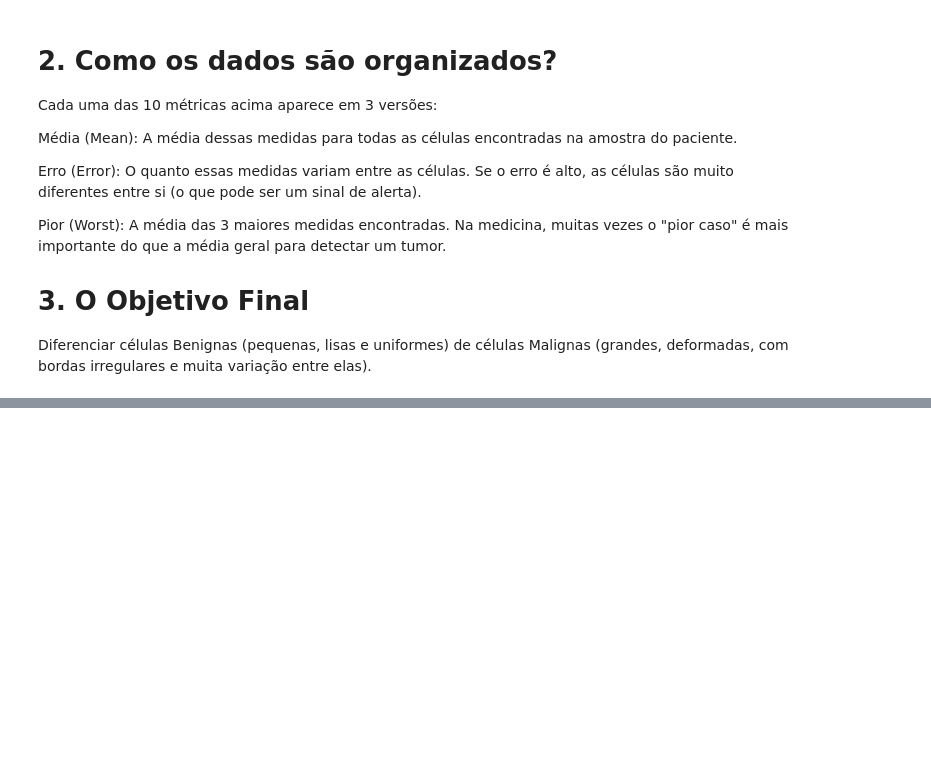
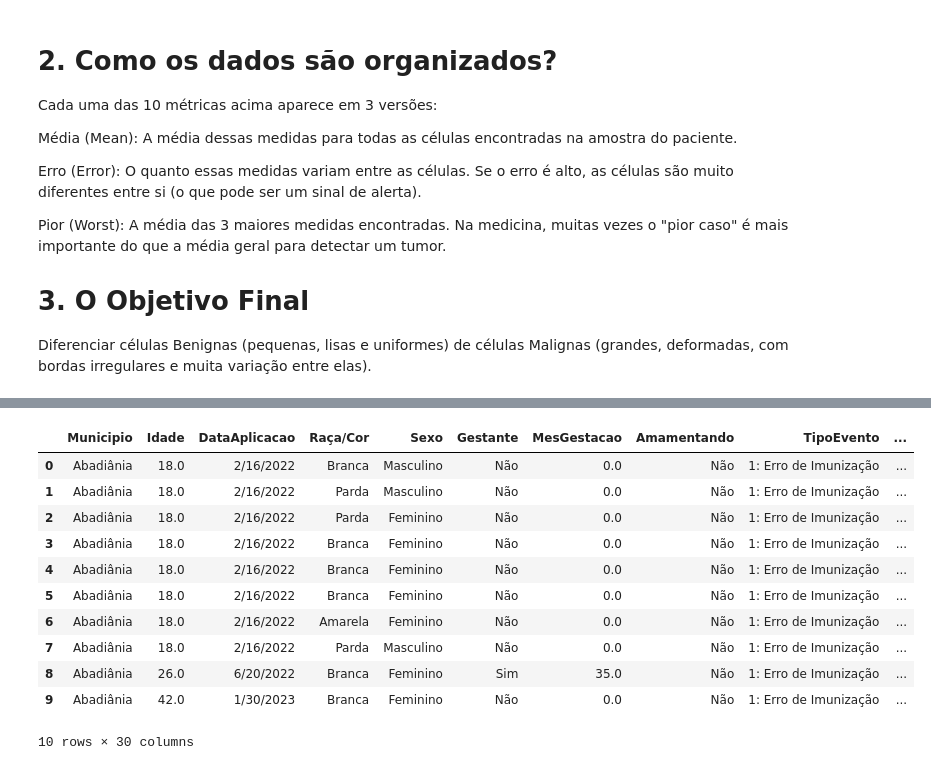
Before and after one commit to Sobrin-dsm/Grupo-de-Estudo-em-Computa-o-Aplicada-2026-1, a Jupyter notebook: G_E_2026.ipynb, the cells around one changed output, grey strips where cells are left out. Cells and saved outputs as stored; diff of their text form; code cells hidden in the pictures; blank space fills up the shorter version.

```diff
--- a/G_E_2026.ipynb
+++ b/G_E_2026.ipynb
@@ -162,0 +340,15 @@ Diferenciar células Benignas (pequenas, lisas e uniformes) de células Malignas
+# %%
+df.head(10)
+# %% [output]
+|  | Municipio | Idade | DataAplicacao | Raça/Cor | Sexo | Gestante | MesGestacao | Amamentando | TipoEvento | ... |
+| 0 | Abadiânia | 18.0 | 2/16/2022 | Branca | Masculino | Não | 0.0 | Não | 1: Erro de Imunização | ... |
+| 1 | Abadiânia | 18.0 | 2/16/2022 | Parda | Masculino | Não | 0.0 | Não | 1: Erro de Imunização | ... |
+| 2 | Abadiânia | 18.0 | 2/16/2022 | Parda | Feminino | Não | 0.0 | Não | 1: Erro de Imunização | ... |
+| 3 | Abadiânia | 18.0 | 2/16/2022 | Branca | Feminino | Não | 0.0 | Não | 1: Erro de Imunização | ... |
+| 4 | Abadiânia | 18.0 | 2/16/2022 | Branca | Feminino | Não | 0.0 | Não | 1: Erro de Imunização | ... |
+| 5 | Abadiânia | 18.0 | 2/16/2022 | Branca | Feminino | Não | 0.0 | Não | 1: Erro de Imunização | ... |
+| 6 | Abadiânia | 18.0 | 2/16/2022 | Amarela | Feminino | Não | 0.0 | Não | 1: Erro de Imunização | ... |
+| 7 | Abadiânia | 18.0 | 2/16/2022 | Parda | Masculino | Não | 0.0 | Não | 1: Erro de Imunização | ... |
+| 8 | Abadiânia | 26.0 | 6/20/2022 | Branca | Feminino | Sim | 35.0 | Não | 1: Erro de Imunização | ... |
+| 9 | Abadiânia | 42.0 | 1/30/2023 | Branca | Feminino | Não | 0.0 | Não | 1: Erro de Imunização | ... |
+10 rows × 30 columns
```
Also changed, not shown: parts of 45 cells of this notebook.
